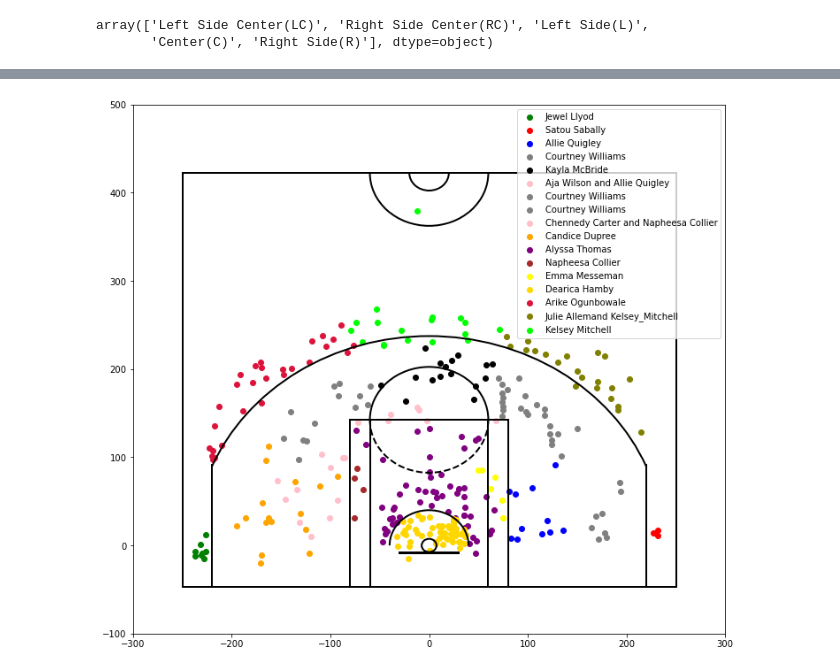
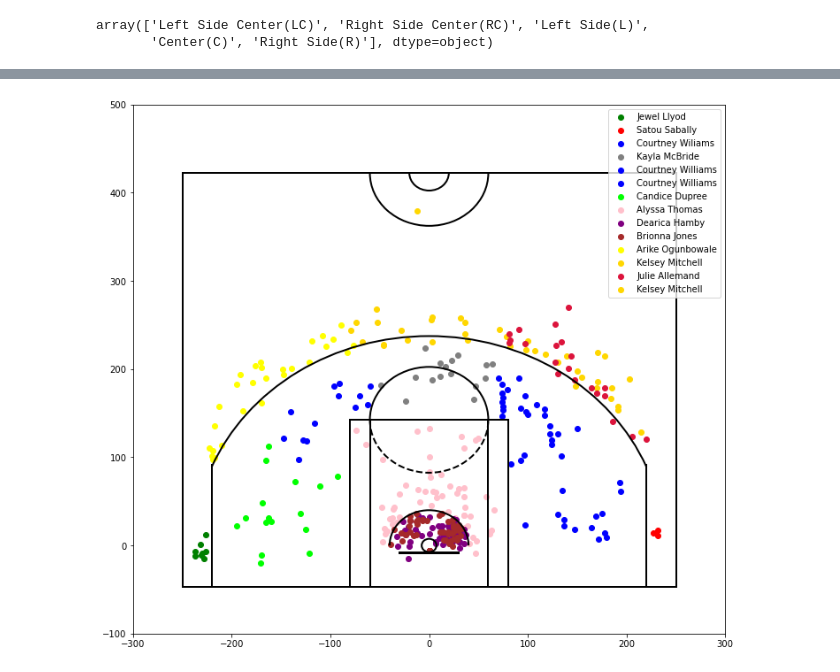
Before and after one commit to stewart-lacy/WNBA, a Jupyter notebook: WNBA_Shooting_2020.ipynb, the cells around one changed output, grey strips where cells are left out. Cells and saved outputs as stored; diff of their text form; code cells hidden in the pictures.

Commit message:
Need to add pictures
Combined zones on the court to reflect Kirk Goldsberry's shot chart, need to add the pictures for the players. Also edited the doc file to reflect the changes made to the zones

```diff
--- a/WNBA_Shooting_2020.ipynb
+++ b/WNBA_Shooting_2020.ipynb
@@ -470,7 +331,8 @@ RA.groupby(by='PLAYER_NAME').sum()['Count'].sort_values(ascending=False).to_fram
 | DeWanna Bonner | 55 |
 | Nneka Ogwumike | 54 |
 # %%
-Dearica_Hamby_made=RA.loc[RA['PLAYER_NAME']=='Dearica Hamby']
+RA_made=RA.loc[RA['PLAYER_NAME']=='Dearica Hamby']
+RA_made_2=RA.loc[RA["PLAYER_NAME"] =='Brionna Jones' ]
 # %% [markdown]
 ## Above the Break 3
 # %%
@@ -501,2 +362,3 @@ Above_The_Break_3_LC_16to24.groupby(by='PLAYER_NAME').sum()['Count'].sort_values
 # %%
-Arike_Ogunbowale_made=Above_The_Break_3_LC.loc[Above_The_Break_3_LC['PLAYER_NAME'] == 'Arike Ogunbowale']
+Above_The_Break_3_LC_made=Above_The_Break_3_LC.loc[Above_The_Break_3_LC['PLAYER_NAME'] == 'Arike Ogunbowale']
+Above_The_Break_3_LC_made
@@ -504,0 +401,3 @@ Arike_Ogunbowale_made=Above_The_Break_3_LC.loc[Above_The_Break_3_LC['PLAYER_NAME
+# %%
+Above_The_Break_3_RC_made_1=Above_The_Break_3_RC.loc[Above_The_Break_3_RC['PLAYER_NAME'] =='Kelsey Mitchell']
+Above_The_Break_3_RC_made_2 =Above_The_Break_3_RC.loc[Above_The_Break_3_RC['PLAYER_NAME'] =='Julie Allemand']
@@ -540,5 +422,5 @@ Above_The_Break_3_RC_16to24.groupby(by='PLAYER_NAME').sum()['Count'].sort_values
 # %%
-Julie_allemand_Kelsey_Mitchell_made=Above_The_Break_3_RC.loc[Above_The_Break_3_RC['PLAYER_NAME'] =='Kelsey Mitchell']
-Julie_allemand_Kelsey_Mitchell_made
+Above_The_Break_3_center_made=Above_The_Break_3_center.loc[Above_The_Break_3_center["PLAYER_NAME"] =='Kelsey Mitchell']
+Above_The_Break_3_center_made
 # %% [output]
 |  | PLAYER_NAME | SHOT_ZONE_BASIC | SHOT_ZONE_AREA | SHOT_ZONE_RANGE | SHOT_DISTANCE | LOC_X | LOC_Y | ... |
@@ -851,27 +561,23 @@ def draw_court(ax=None, color='black', lw=2, outer_lines=False):
 # %%
 plt.figure(figsize=(12,11))
 draw_court(outer_lines=True, color="black")
-plt.scatter(Jewel_Lloyd_made.LOC_X, Jewel_Lloyd_made.LOC_Y,label='Jewel Llyod', color='Green')
-plt.scatter(Satou_Sabally_made_shots.LOC_X, Satou_Sabally_made_shots.LOC_Y,label='Satou Sabally', color="red")
-plt.scatter(Allie_Quigley_made.LOC_X, Allie_Quigley_made.LOC_Y,label='Allie Quigley', color="blue")
-plt.scatter(Courtney_Williams_made.LOC_X, Courtney_Williams_made.LOC_Y,label='Courtney Williams', color="grey")
-plt.scatter(Kayla_McBride_made.LOC_X, Kayla_McBride_made.LOC_Y,label='Kayla McBride', color="black")
-plt.scatter(test_center.LOC_X, test_center.LOC_Y,label='Aja Wilson and Allie Quigley', color="pink")
-plt.scatter(Courtney_Williams_made_2.LOC_X, Courtney_Williams_made_2.LOC_Y,label='Courtney Williams', color="grey")
-plt.scatter(Courtney_Williams_made_3.LOC_X, Courtney_Williams_made_3.LOC_Y,label='Courtney Williams', color="grey")
-plt.scatter(Chennedy_Carter_made.LOC_X, Chennedy_Carter_made.LOC_Y,label='Chennedy Carter and Napheesa Collier', color="pink")
-plt.scatter(Candice_Dupree_made.LOC_X, Candice_Dupree_made.LOC_Y,label='Candice Dupree', color="orange")
-plt.scatter(A_THomas.LOC_X, A_THomas.LOC_Y,label='Alyssa Thomas', color="purple")
-plt.scatter(Napheesa_Collier_made.LOC_X, Napheesa_Collier_made.LOC_Y,label='Napheesa Collier', color="brown")
-plt.scatter(Emma_Messeman_made.LOC_X, Emma_Messeman_made.LOC_Y,label='Emma Messeman', color="yellow")
-plt.scatter(Dearica_Hamby_made.LOC_X, Dearica_Hamby_made.LOC_Y,label='Dearica Hamby', color="gold")
-plt.scatter(Arike_Ogunbowale_made.LOC_X, Arike_Ogunbowale_made.LOC_Y,label='Arike Ogunbowale', color="crimson")
-plt.scatter(Julie_allemand_Kelsey_Mitchell_made.LOC_X, Julie_allemand_Kelsey_Mitchell_made.LOC_Y,label='Julie Allemand Kelsey_Mitchell ', color="olive")
-plt.scatter(Kelsey_Mitchell_made.LOC_X, Kelsey_Mitchell_made.LOC_Y,label='Kelsey Mitchell', color="lime")
-
+plt.scatter(left_corner_3_made.LOC_X, left_corner_3_made.LOC_Y,label='Jewel Llyod', color='Green')
+plt.scatter(right_corner_3_made.LOC_X, right_corner_3_made.LOC_Y,label='Satou Sabally', color="red")
+plt.scatter(mid_range_Right_Side__made.LOC_X, mid_range_Right_Side__made.LOC_Y,label='Courtney Wiliams', color="blue")
+plt.scatter(Mid_Range_made.LOC_X, Mid_Range_made.LOC_Y,label='Kayla McBride', color="grey")
+plt.scatter(Mid_Range_LC_made.LOC_X, Mid_Range_LC_made.LOC_Y,label='Courtney Williams', color="blue")
+plt.scatter(Mid_Range_RC_made.LOC_X, Mid_Range_RC_made.LOC_Y,label='Courtney Williams', color="blue")
+plt.scatter(Mid_Range_LS_made.LOC_X, Mid_Range_LS_made.LOC_Y,label='Candice Dupree', color="lime")
+plt.scatter(NRA_Center_made.LOC_X, NRA_Center_made.LOC_Y,label='Alyssa Thomas', color="pink")
+plt.scatter(RA_made.LOC_X, RA_made.LOC_Y,label='Dearica Hamby', color="purple")
+plt.scatter(RA_made_2.LOC_X, RA_made_2.LOC_Y,label='Brionna Jones', color="brown")
+plt.scatter(Above_The_Break_3_LC_made.LOC_X, Above_The_Break_3_LC_made.LOC_Y,label='Arike Ogunbowale', color="yellow")
+plt.scatter(Above_The_Break_3_RC_made_1.LOC_X, Above_The_Break_3_RC_made_1.LOC_Y,label='Kelsey Mitchell', color="gold")
+plt.scatter(Above_The_Break_3_RC_made_2.LOC_X, Above_The_Break_3_RC_made_2.LOC_Y,label='Julie Allemand', color="crimson")
+plt.scatter(Above_The_Break_3_center_made.LOC_X, Above_The_Break_3_center_made.LOC_Y,label='Kelsey Mitchell', color="gold")
 plt.xlim(-300,300)
 plt.ylim(-100,500)
 plt.legend(loc='upper right')
 plt.show()
 # %% [output]
-[figure, old version]
+[figure, new version]
```
Also changed, not shown: parts of 67 cells of this notebook, 1 other file.
